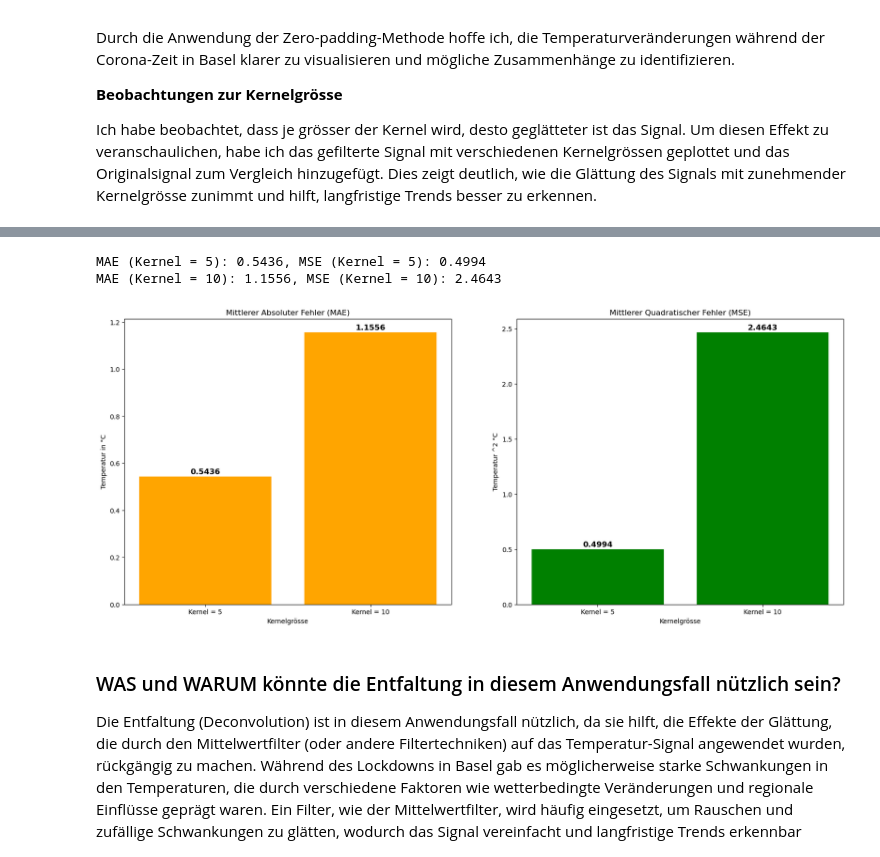
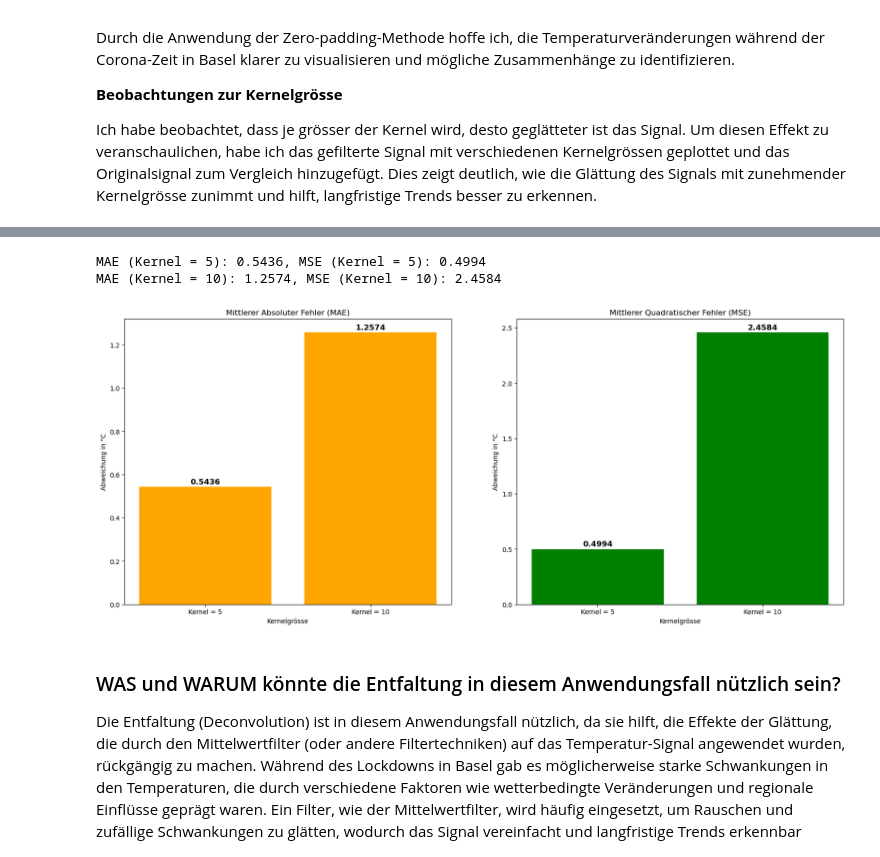
Before and after one commit to Tschoppsilas/GBSV_2025, a Jupyter notebook: MC1/MC1_Convolution.ipynb, the cells around one changed output, grey strips where cells are left out. Drawn from its saved outputs; the diff is of its cells as text; code cells hidden in the pictures.

```diff
--- a/MC1/MC1_Convolution.ipynb
+++ b/MC1/MC1_Convolution.ipynb
@@ -66,19 +68,23 @@ Elevation 283.0 m asl
 Timezone NoneNone
 Timezone difference to GMT+0 0 s
 # %%
-csv_path = "C:\\Users\silas\PycharmProjects\GBSV_2025\MC1\Data\hourly_data.csv"
-if not os.path.exists(csv_path):
+# Prüfen, ob Datei existiert
+output_dir = Path("Data")
+csv_path = output_dir / "hourly_data.csv"
+if not csv_path.exists():
     print(f"Fehler: Datei {csv_path} nicht gefunden!")
 else:
-    daily_dataframe = pd.read_csv(csv_path, parse_dates=["date"])
+    hourly_dataframe_ = pd.read_csv(csv_path, parse_dates=["date"])
 
     # Plot erstellen
-    plt.plot(daily_dataframe["date"], daily_dataframe["temperature_2m"], linestyle="-", marker="o", markersize=2, label="Temperatur in °C")
+    plt.figure(figsize=(12, 6))
+    plt.plot(hourly_dataframe_["date"], hourly_dataframe_["temperature_2m"],
+             linestyle="-", marker="o", markersize=2, label="Temperatur in °C")
 
     # Achsentitel und Beschriftungen
-    plt.xlabel("Zeit")
+    plt.xlabel("Jahre")
     plt.ylabel("Temperatur in °C")
-    plt.title("Temperatur über die Zeit")
+    plt.title("Temperatur über die Jahre")
     plt.xticks(rotation=45)
     plt.legend()
     plt.grid(True)
@@ -185,10 +203,11 @@ roi = df.loc[start:end, "temperature_2m"]
 roi_date = df.loc[start:end, "temperature_2m"].index  # Datum der Lockdown-Phase
 full_signal = df["temperature_2m"]
 
+
 # Anwenden des Filters auf das Signal während der Lockdown-Phase
 filtered_roi_signal_5 = moving_average_filter(roi, kernel_size=5, randbehandlungsmethode = 'same')
 filtered_roi_signal_10 = moving_average_filter(roi, kernel_size=10, randbehandlungsmethode = 'same')
-
+filtered_roi_signal_10 = filtered_roi_signal_10[:len(roi)]
 # Plotten des Signals während der Lockdown-Phase
 plt.figure(figsize=(20, 12))
 plt.plot(roi_date, roi, label="ROI Signal", linestyle="solid", color="yellow")
@@ -241,37 +260,37 @@ mae_5, mse_5 = calculate_errors(roi, filtered_roi_signal_5)
 mae_10, mse_10 = calculate_errors(roi, filtered_roi_signal_10)
 
 # Ausgabe der Fehlerwerte
 print(f"MAE (Kernel = 5): {mae_5:.4f}, MSE (Kernel = 5): {mse_5:.4f}")
 print(f"MAE (Kernel = 10): {mae_10:.4f}, MSE (Kernel = 10): {mse_10:.4f}")
 
 # Plotten der Fehler (MAE und MSE)
 error_labels = ["Kernel = 5", "Kernel = 10"]
 mae_values = [mae_5, mae_10]
 mse_values = [mse_5, mse_10]
 
 # Erstellen des Subplots für MAE und MSE
 fig, axs = plt.subplots(1, 2, figsize=(20, 8))
 
 # MAE Plot
 axs[0].bar(error_labels, mae_values, color='orange')
 axs[0].set_title('Mittlerer Absoluter Fehler (MAE)')
-axs[0].set_ylabel('Temperatur in °C')
+axs[0].set_ylabel('Abweichung in °C')
 axs[0].set_xlabel('Kernelgrösse')
 
 # MSE Plot
 axs[1].bar(error_labels, mse_values, color='green')
 axs[1].set_title('Mittlerer Quadratischer Fehler (MSE)')
-axs[1].set_ylabel('Temperatur ^2 °C')
+axs[1].set_ylabel('Abweichung in °C')
 axs[1].set_xlabel('Kernelgrösse')
 
 # Werte in die Balken schreiben
 for ax, values in zip(axs, [mae_values, mse_values]):
     for i, v in enumerate(values):
         ax.text(i, v + 0.01 * max(values), f"{v:.4f}", ha='center', fontsize=12, fontweight='bold')
 # %% [output]
 MAE (Kernel = 5): 0.5436, MSE (Kernel = 5): 0.4994
-MAE (Kernel = 10): 1.1556, MSE (Kernel = 10): 2.4643
+MAE (Kernel = 10): 1.2574, MSE (Kernel = 10): 2.4584
-[figure, old version]
+[figure, new version]
 # %% [markdown]
 ### WAS und WARUM könnte die Entfaltung in diesem Anwendungsfall nützlich sein?
 
```
Also changed, not shown: parts of 11 cells of this notebook, 2 other files.
